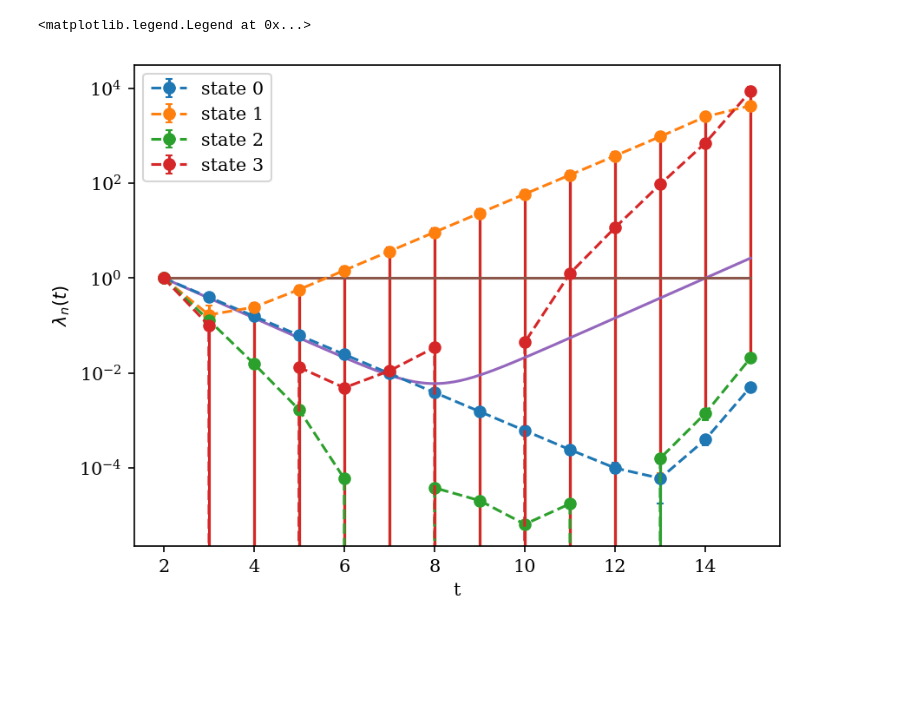
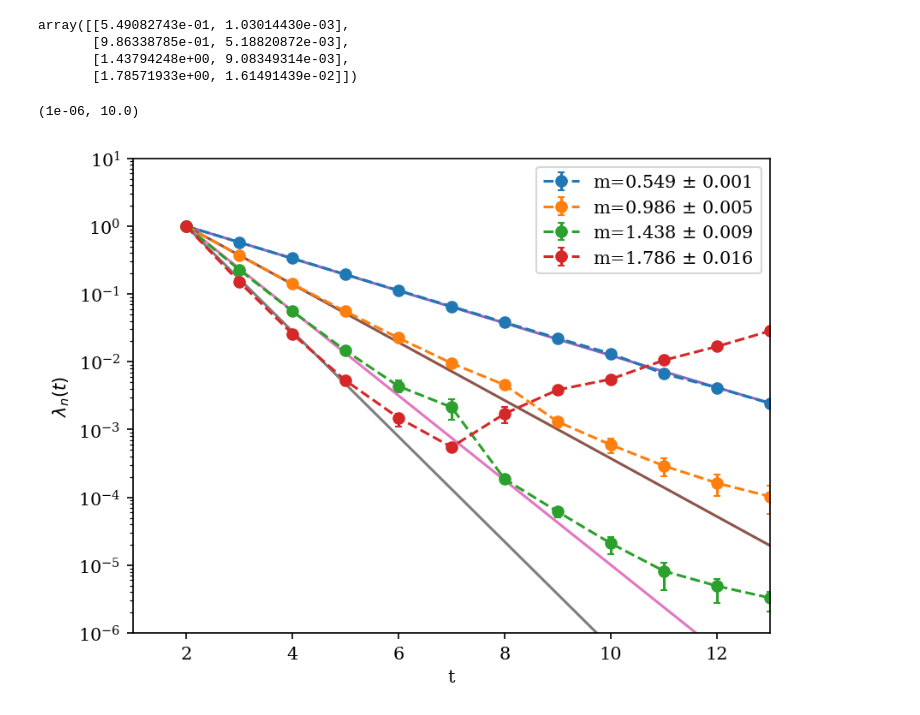
Before and after one commit to wurdahl/schwingerModel, a Jupyter notebook: distillation.ipynb, the cells around one changed output. Drawn from its saved outputs; the diff is of its cells as text; code cells hidden in the pictures; blank space fills up the shorter version.

```diff
--- a/distillation.ipynb
+++ b/distillation.ipynb
@@ -26,11 +27,16 @@ sim.distillation.generateDistillFile(modelObj=a1,filePath="./configs/ryanComp.hd
 # %%
-path = "./configs/ryanComp.hdf5"
+path = "./configs/50kSteps.hdf5"
 meta = sim.distillation.readDistillMeta(path)
 
-basis1 = [sim.distillation.MesonOp("g5"),sim.distillation.MesonOp("g5",DNum=2)]
-basis2 = [sim.distillation.MesonOp("g5"),sim.distillation.MesonOp("g5",DNum=2),sim.distillation.MesonOp("gx"),sim.distillation.MesonOp("gx",DNum=2)]
+basis1 = [triplet(MesonOp("g5")), triplet(MesonOp("g5", DNum=2))]
+basis2 = basis1 + [triplet(MesonOp("gx")), triplet(MesonOp("gx", DNum=2))]
 
-corrs1 = sim.GEVP.measureEnsemble2pt(path,meta.configIndices,basis=basis1)
-corrs2 = sim.GEVP.measureEnsemble2pt(path,meta.configIndices,basis=basis2)
+data1 = sim.GEVP.measureEnsemble(path, meta.configIndices, basis1)
+data2 = sim.GEVP.measureEnsemble(path, meta.configIndices, basis2)
+
+gevpTi = 2
+
+out1 = sim.GEVP.bootstrapEnsemble(data1, reduce=sim.GEVP.makeGevpReduce(ti=gevpTi))
+out2 = sim.GEVP.bootstrapEnsemble(data2, reduce=sim.GEVP.makeGevpReduce(ti=gevpTi))
 # %%
 plt.figure(dpi=150)
@@ -45,8 +46,8 @@ gevpOut2 = sim.GEVP.bootstrapEnsemble2pt(corrs2, reduce=lambda C: sim.GEVP.gevpR
 # %%
 # fitT is in curve-index units m = t - gevpTi; window [3,6] = actual times 4..6
 
-m0 = sim.correlation.gevpMassExtract(gevpOut1, fitT=[2,6], ti=gevpTi, eigenIdx=0,coshExpr=False)
-m1 = sim.correlation.gevpMassExtract(gevpOut1, fitT=[2,4], ti=gevpTi, eigenIdx=1,coshExpr=False)
+m0 = sim.GEVP.gevpMassExtract(out1, fitT=[5,15], ti=gevpTi, eigenIdx=0,coshExpr=True)
+m1 = sim.GEVP.gevpMassExtract(out1, fitT=[5,15], ti=gevpTi, eigenIdx=1,coshExpr=True)
 # %%
 print(m0)
 print(m1)
@@ -56,5 +57,5 @@ print(m1)
 # %%
-central, err, cov = gevpOut1
+central, err, cov = out1
 
 ts = np.arange(gevpTi, gevpTi + central.shape[0])   # actual times: gevpTi .. dimt-1
 
@@ -90,21 +91,39 @@ plt.semilogy()
+# %%
+b2Masses = []
+for i in range(len(basis2)):
+    b2Masses.append(sim.GEVP.gevpMassExtract(out2, fitT=[2,6], ti=gevpTi, eigenIdx=i,coshExpr=False))
+
+b2Masses = np.array(b2Masses)
+# %%
+b2Masses
+# %% [output]
+array([[5.49082743e-01, 1.03014430e-03],
+       [9.86338785e-01, 5.18820872e-03],
+       [1.43794248e+00, 9.08349314e-03],
+       [1.78571933e+00, 1.61491439e-02]])
 # %%
-central, err, cov = gevpOut2
+central, err, cov = out2
 
 ts = np.arange(gevpTi, gevpTi + central.shape[0])   # actual times: gevpTi .. dimt-1
 
 plt.figure(dpi=150)
 for e in range(central.shape[1]):
     plt.errorbar(ts, central[:, e], yerr=err[::-1, :, e],
-                 fmt='o--', capsize=2, label=f"state {e}")
+                 fmt='o--', capsize=2, label=f"m={b2Masses[e,0]:.3f} $\pm$ {b2Masses[e,1]:.3f}")
 
 # cosh references: same pivot as the gevp normalization, explicit x-axis
 tf = np.linspace(gevpTi, meta.dimt - 1, 300)
-plt.plot(tf, coshCorrel(tf, m0[0], gevpTi, meta.dimt))
-plt.plot(tf, coshCorrel(tf, m1[0], gevpTi, meta.dimt))
+
+for i in range(len(basis2)):
+    plt.plot(tf, coshCorrel(tf, b2Masses[i][0], gevpTi, meta.dimt))
+
 
 plt.semilogy()
 plt.xlabel("t"); plt.ylabel(r"$\lambda_n(t)$")
 plt.legend()
+
+plt.xlim([1,13])
+plt.ylim([1e-6,1e1])
 # %% [output]
-<matplotlib.legend.Legend at 0x...>
+(1e-06, 10.0)
-[figure, old version]
+[figure, new version]
```
Also changed, not shown: parts of 9 cells of this notebook, 10 other files.
